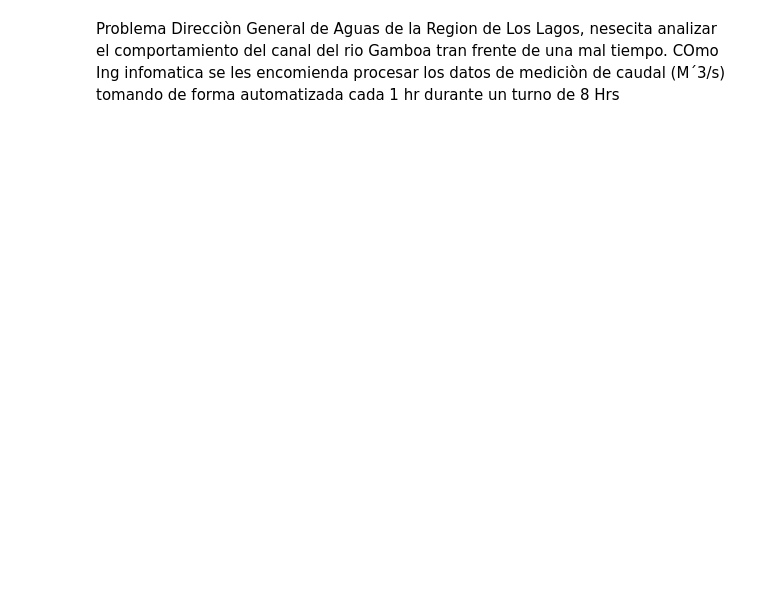
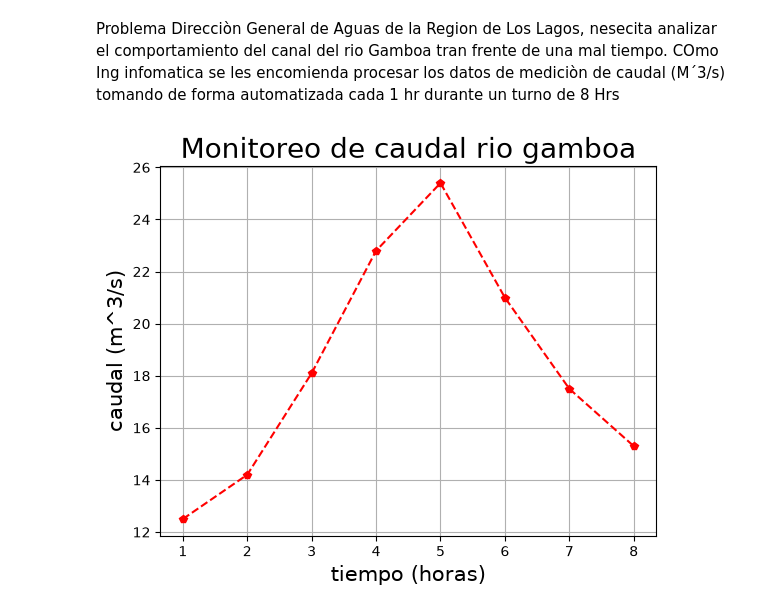
Before and after one commit to PipeLev/Codigo, a Jupyter notebook: Jupyter/05-agua.ipynb, the cells around one changed output. Cells and saved outputs as stored; diff of their text form; code cells hidden in the pictures; blank space fills up the shorter version.

```diff
--- a/Jupyter/05-agua.ipynb
+++ b/Jupyter/05-agua.ipynb
@@ -18,10 +18,17 @@ def procesar_cauda():
     return df
 # %%
 def visualizar_curva(dataframe):
-    fig, ax = plt.subplot()
-    ax.plot(dataframe["Hora"], dataframe ["caudal"], maker"o", color="gold", linestyles "--")
-    ax.set_title("Rio Gamboa")
-    ax.set_xlabel("Horas")
-    ax.set_ylabel("caudal")
+    fig, ax = plt.subplots()
+
+    ax.plot(dataframe["Hora"], dataframe["Caudal"], marker='p', color='red', linestyle="--")
+    ax.set_title("Monitoreo de caudal rio gamboa", fontsize=20)
+    ax.set_xlabel("tiempo (horas)", fontsize=15)
+    ax.set_ylabel("caudal (m^3/s)", fontsize=15)
 
     ax.grid(True)
+# %%
+dat = procesar_cauda()
+visualizar_curva(dat)
+plt.show()
+# %% [output]
+[figure, added]
```
Also changed, not shown: parts of 1 cell of this notebook.
